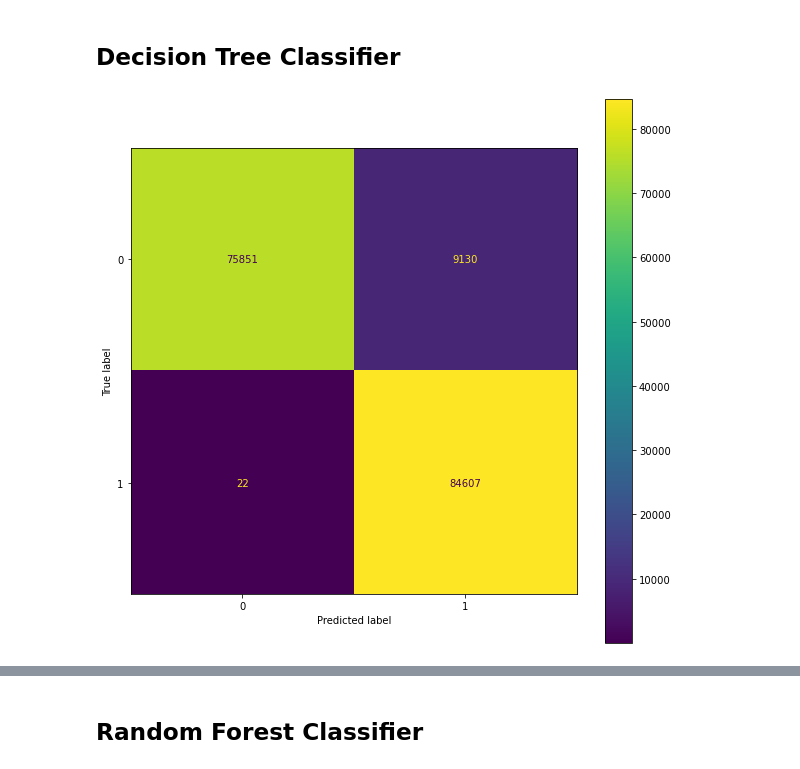
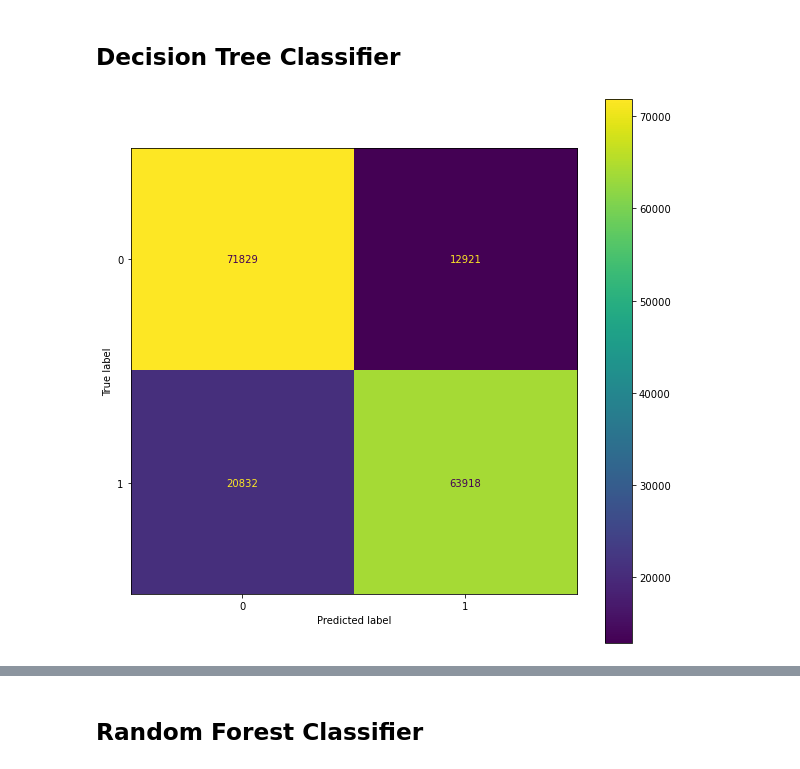
Before and after one commit to suhasmaddali/Predicting-Loan-Default-Using-Machine-Learning, a Jupyter notebook: Home Credit Python Prediction.ipynb, the cells around one changed output, grey strips where cells are left out. Saved outputs shown, nothing was run; the diff lists cells and outputs as text; code cells hidden in the pictures.

```diff
--- a/Home Credit Python Prediction.ipynb
+++ b/Home Credit Python Prediction.ipynb
@@ -1116,0 +1109,2 @@ X_train_numerics.head()
+# %%
+X_cv, y_cv = sampler_function(X_cv_standardized, y_cv, sampler = 2)
@@ -1118,8 +1115,8 @@ X_train_numerics.head()
 from sklearn.linear_model import LogisticRegression
 # %%
 model = LogisticRegression()
-model.fit(X_train_standardized, y_train)
-y_predictions = model.predict(X_cv_standardized)
+model.fit(X_train, y_train)
+y_predictions = model.predict(X_cv)
 # %%
 from sklearn.metrics import mean_squared_error, mean_absolute_error
 # %%
@@ -1198,7 +1172,7 @@ AUC for our classifier is: 0.6976626827833935
 from sklearn.naive_bayes import GaussianNB
 # %%
 model = GaussianNB()
-model.fit(X_train_standardized, y_train)
-y_predictions = model.predict(X_cv_standardized)
+model.fit(X_train, y_train)
+y_predictions = model.predict(X_cv)
 # %%
 fig, ax = plt.subplots(figsize = (10, 10))
@@ -1239,14 +1213,14 @@ AUC for our classifier is: 0.6327839365401157
 from sklearn.tree import DecisionTreeClassifier
 # %%
 model = DecisionTreeClassifier()
-model.fit(X_train_standardized, y_train)
-y_predictions = model.predict(X_cv_standardized)
+model.fit(X_train, y_train)
+y_predictions = model.predict(X_cv)
 # %%
 fig, ax = plt.subplots(figsize = (10, 10))
-plot_confusion_matrix(model, X_cv_standardized, y_cv, ax = ax)
+plot_confusion_matrix(model, X_cv, y_cv, ax = ax)
 plt.show()
 # %% [output]
-[figure, old version]
+[figure, new version]
 # %%
 from sklearn.metrics import classification_report
 # %%
```
Also changed, not shown: parts of 34 cells of this notebook.
